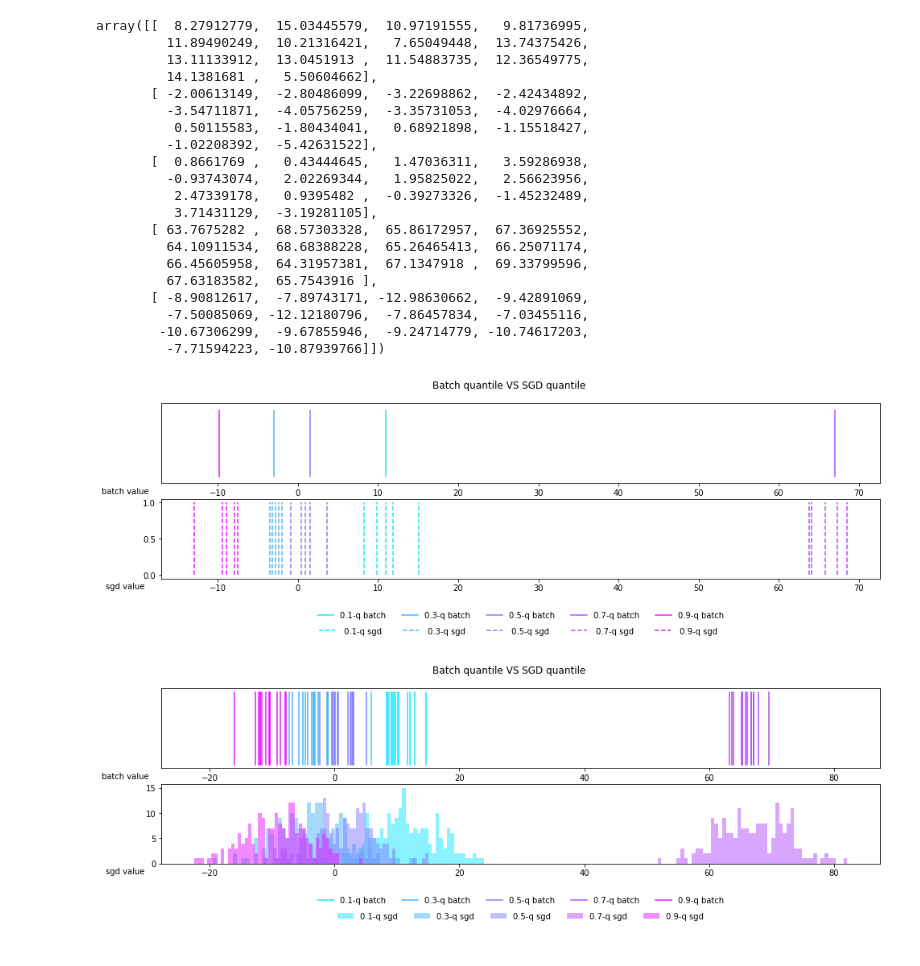
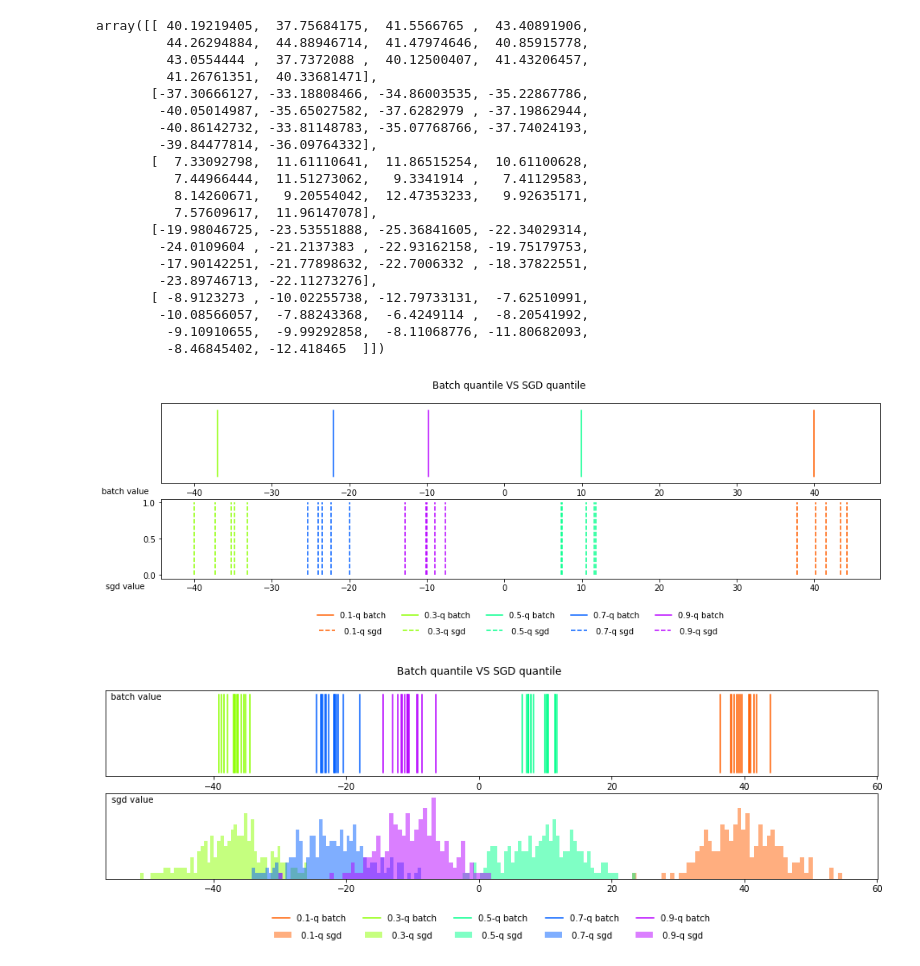
Before and after one commit to chengsoonong/eheye, a Jupyter notebook: QuantEst/sgd_quant_est/plt_quantile_comparison.ipynb, the cells around one changed output. Cells and saved outputs as stored; diff of their text form; code cells hidden in the pictures.

```diff
--- a/QuantEst/sgd_quant_est/plt_quantile_comparison.ipynb
+++ b/QuantEst/sgd_quant_est/plt_quantile_comparison.ipynb
@@ -12,35 +12,35 @@ N_generation = 14
 q_vals = [0.1, 0.3, 0.5, 0.7, 0.9]
 N_q = len(q_vals)
 
-q_batches = [11, -3, 1.5, 67, -9.8]
+q_batches = [40, -37, 9.9, -22, -9.8]
 q_sgds = np.zeros((N_q,N_shuffle))
 for i in range(N_q):
     q_sgds[i] = np.random.normal( q_batches[i], 2, N_shuffle)
 q_sgds
 # %% [output]
-array([[  8.27912779,  15.03445579,  10.97191555,   9.81736995,
-         11.89490249,  10.21316421,   7.65049448,  13.74375426,
-         13.11133912,  13.0451913 ,  11.54883735,  12.36549775,
-         14.1381681 ,   5.50604662],
-       [ -2.00613149,  -2.80486099,  -3.22698862,  -2.42434892,
-         -3.54711871,  -4.05756259,  -3.35731053,  -4.02976664,
-          0.50115583,  -1.80434041,   0.68921898,  -1.15518427,
-         -1.02208392,  -5.42631522],
-       [  0.8661769 ,   0.43444645,   1.47036311,   3.59286938,
-         -0.93743074,   2.02269344,   1.95825022,   2.56623956,
-          2.47339178,   0.9395482 ,  -0.39273326,  -1.45232489,
-          3.71431129,  -3.19281105],
-       [ 63.7675282 ,  68.57303328,  65.86172957,  67.36925552,
-         64.10911534,  68.68388228,  65.26465413,  66.25071174,
-         66.45605958,  64.31957381,  67.1347918 ,  69.33799596,
-         67.63183582,  65.7543916 ],
-       [ -8.90812617,  -7.89743171, -12.98630662,  -9.42891069,
-         -7.50085069, -12.12180796,  -7.86457834,  -7.03455116,
-        -10.67306299,  -9.67855946,  -9.24714779, -10.74617203,
-         -7.71594223, -10.87939766]])
+array([[ 40.19219405,  37.75684175,  41.5566765 ,  43.40891906,
+         44.26294884,  44.88946714,  41.47974646,  40.85915778,
+         43.0554444 ,  37.7372088 ,  40.12500407,  41.43206457,
+         41.26761351,  40.33681471],
+       [-37.30666127, -33.18808466, -34.86003535, -35.22867786,
+        -40.05014987, -35.65027582, -37.6282979 , -37.19862944,
+        -40.86142732, -33.81148783, -35.07768766, -37.74024193,
+        -39.84477814, -36.09764332],
+       [  7.33092798,  11.61110641,  11.86515254,  10.61100628,
+          7.44966444,  11.51273062,   9.3341914 ,   7.41129583,
+          8.14260671,   9.20554042,  12.47353233,   9.92635171,
+          7.57609617,  11.96147078],
+       [-19.98046725, -23.53551888, -25.36841605, -22.34029314,
+        -24.0109604 , -21.2137383 , -22.93162158, -19.75179753,
+        -17.90142251, -21.77898632, -22.7006332 , -18.37822551,
+        -23.89746713, -22.11273276],
+       [ -8.9123273 , -10.02255738, -12.79733131,  -7.62510991,
+        -10.08566057,  -7.88243368,  -6.4249114 ,  -8.20541992,
+         -9.10910655,  -9.99292858,  -8.11068776, -11.80682093,
+         -8.46845402, -12.418465  ]])
 # %%
 c_Norm = colors.Normalize(vmin=0, vmax=1)
-scalarMap = cmx.ScalarMappable(norm=c_Norm, cmap=plt.get_cmap('cool'))
+scalarMap = cmx.ScalarMappable(norm=c_Norm, cmap=plt.get_cmap('gist_rainbow'))
 styles = ['-', '--']
 names = ['-q batch', '-q sgd']
 # %%
@@ -85,7 +85,7 @@ def plot_quantiles(q_vals, q_batches, q_sgds):
 
 fig = plot_quantiles(q_vals, q_batches, q_sgds)
 # %% [output]
-[figure, old version]
+[figure, new version]
 # %%
 def generate_mtx():
     mtx = np.zeros((N_q, N_generation, N_shuffle))
@@ -115,34 +115,36 @@ def plot_quantiles(q_vals, q_batches_lst, q_sgds_lst):
         colorVal = scalarMap.to_rgba(q_vals[q_idx])
         for gen_idx in range(N_generation):
             qb = q_batches_lst[q_idx][gen_idx]
             if gen_idx==0:
                 ax_batch.plot([qb,qb], [0,1], styles[0], label= str(q_vals[q_idx])+names[0], color=colorVal)
             else:
                 ax_batch.plot([qb,qb], [0,1], styles[0], color=colorVal)
 
         mtx_q = q_sgds_lst[q_idx].reshape(-1)
-        ax_sgd.hist(mtx_q, bins, alpha=0.5, label = str(q_vals[q_idx])+names[1], color=colorVal)
+        ax_sgd.hist(mtx_q, bins, alpha=0.5, label = ' '+str(q_vals[q_idx])+names[1]+'  ', color=colorVal)
 
 
     #set
     ax_batch.set_xlabel('batch value')
-    ax_batch.xaxis.set_label_coords(-0.05, -0.05)
+    ax_batch.xaxis.set_label_coords(0.04, 0.98)
 #     ax_batch.set_ylim([-0.1,1.1])
     ax_batch.set_yticks([])
 
     plt.locator_params(axis='x', nbins=10)
 
     ax_sgd.set_xlabel('sgd value')
-    ax_sgd.xaxis.set_label_coords(-0.05, -0.05)
+    ax_sgd.xaxis.set_label_coords(0.035, 0.98)
+    ax_sgd.set_yticks([])
+
 
     # set position of legend
     ax_batch.legend(loc='lower center', bbox_to_anchor=(0.5, -1.8),
             frameon=False, ncol=len(q_vals))
     ax_sgd.legend(loc='lower center', bbox_to_anchor=(0.5, -0.8),
         frameon=False, ncol=len(q_vals))
 
     return fig
 
 fig = plot_quantiles(q_vals, q_batches_lst, q_sgds_lst)
 # %% [output]
-[figure, old version]
+[figure, new version]
```
Also changed, not shown: parts of 2 cells of this notebook.
